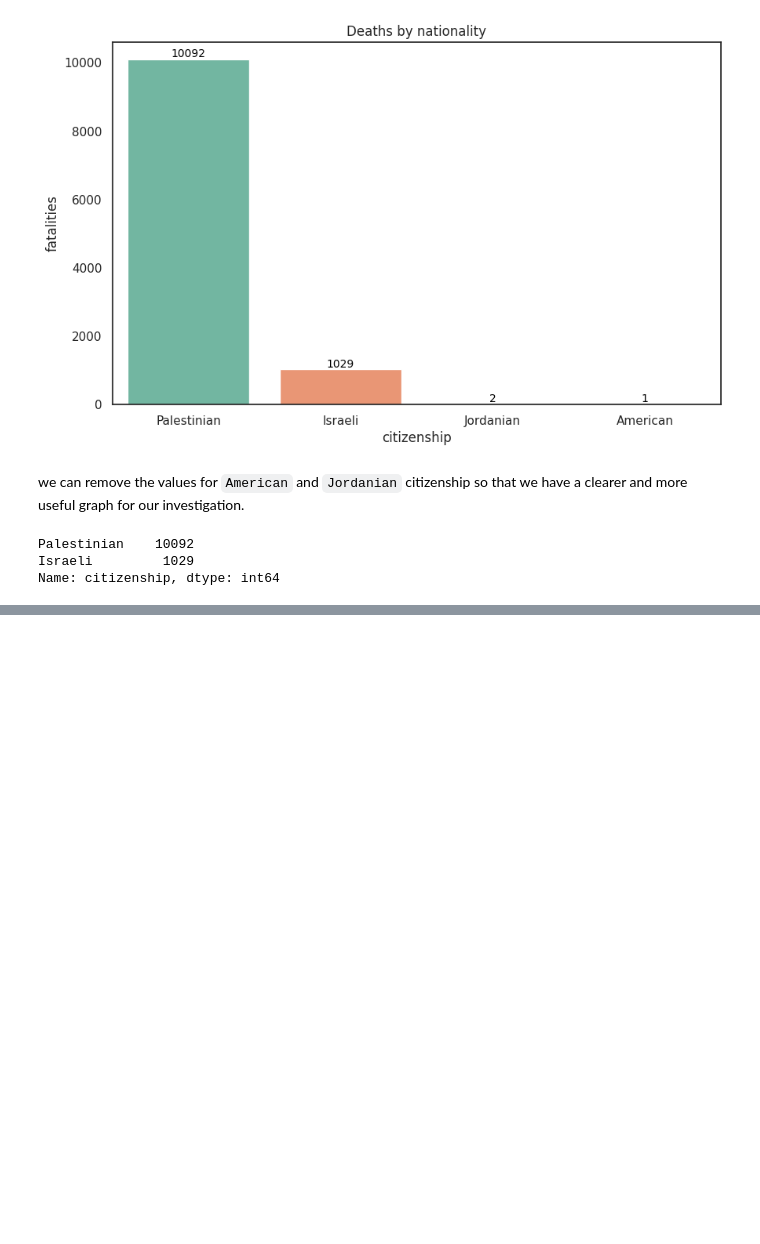
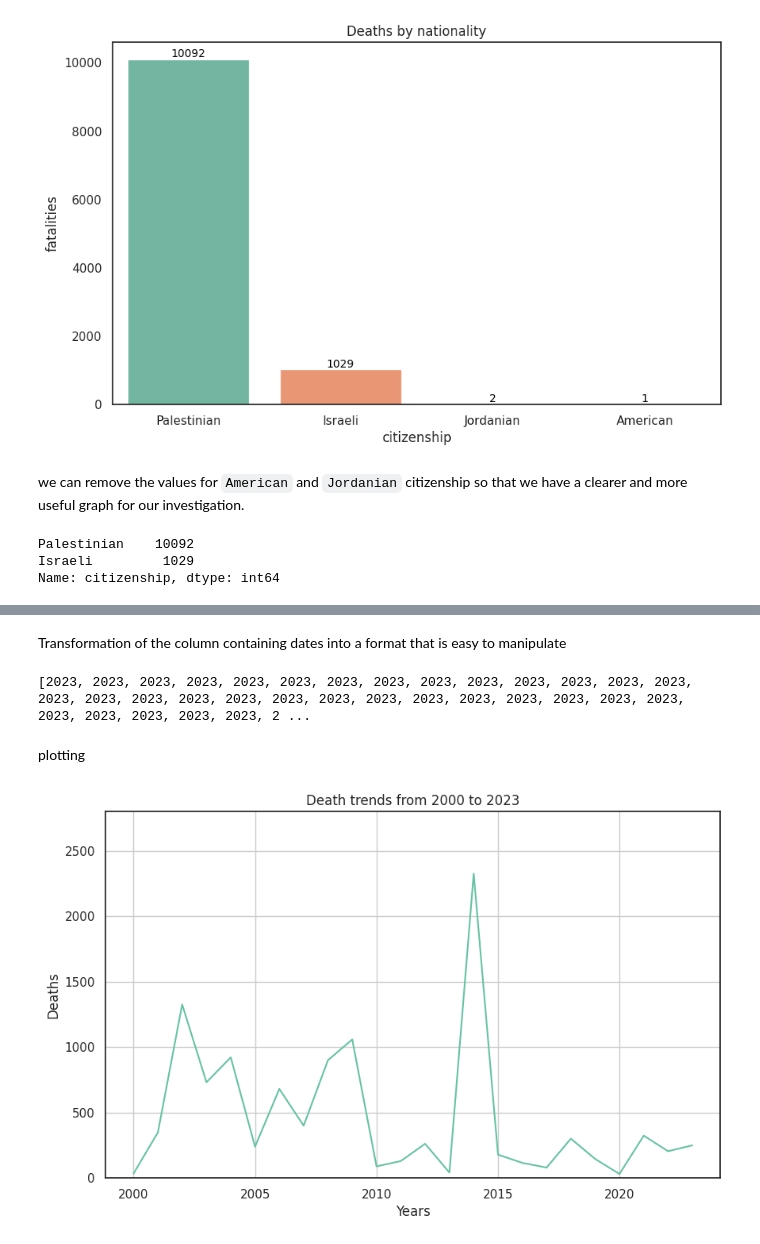
Before and after one commit to exdsgift/IPC-MideastAnalytics, a Jupyter notebook: Fatalities_Project.ipynb, the cells around one changed output, grey strips where cells are left out. Saved outputs shown, nothing was run; the diff lists cells and outputs as text; code cells hidden in the pictures; blank space fills up the shorter version.

```diff
--- a/Fatalities_Project.ipynb
+++ b/Fatalities_Project.ipynb
@@ -314,0 +359,27 @@ plt.show()
+# %% [markdown]
+Transformation of the column containing dates into a format that is easy to manipulate
+# %%
+fatalities_df['date_of_death'] = pd.to_datetime(fatalities_df['date_of_death'])
+fatalities_df['year'] = fatalities_df['date_of_death'].dt.year
+
+print(list(fatalities_df.year))
+# %% [output]
+[2023, 2023, 2023, 2023, 2023, 2023, 2023, 2023, 2023, 2023, 2023, 2023, 2023, 2023, 2023, 2023, 2023, 2023, 2023, 2023, 2023, 2023, 2023, 2023, 2023, 2023, 2023, 2023, 2023, 2023, 2023, 2023, 2023, 2 ...
+# %% [markdown]
+plotting
+# %%
+plt.figure(figsize=(10, 6))
+plt.title('Death trends from 2000 to 2023')
+plt.xlabel('Years')
+plt.ylabel('Deaths')
+plt.ylim(0, 2800)
+
+plot3 = sns.lineplot(x ='year',
+                     y = 'fatalities',
+                     data = fatality_by_year,
+                     markers = True)
+
+plt.grid(True)
+plt.show()
+# %% [output]
+[figure, added]
```
Also changed, not shown: parts of 6 cells of this notebook.
